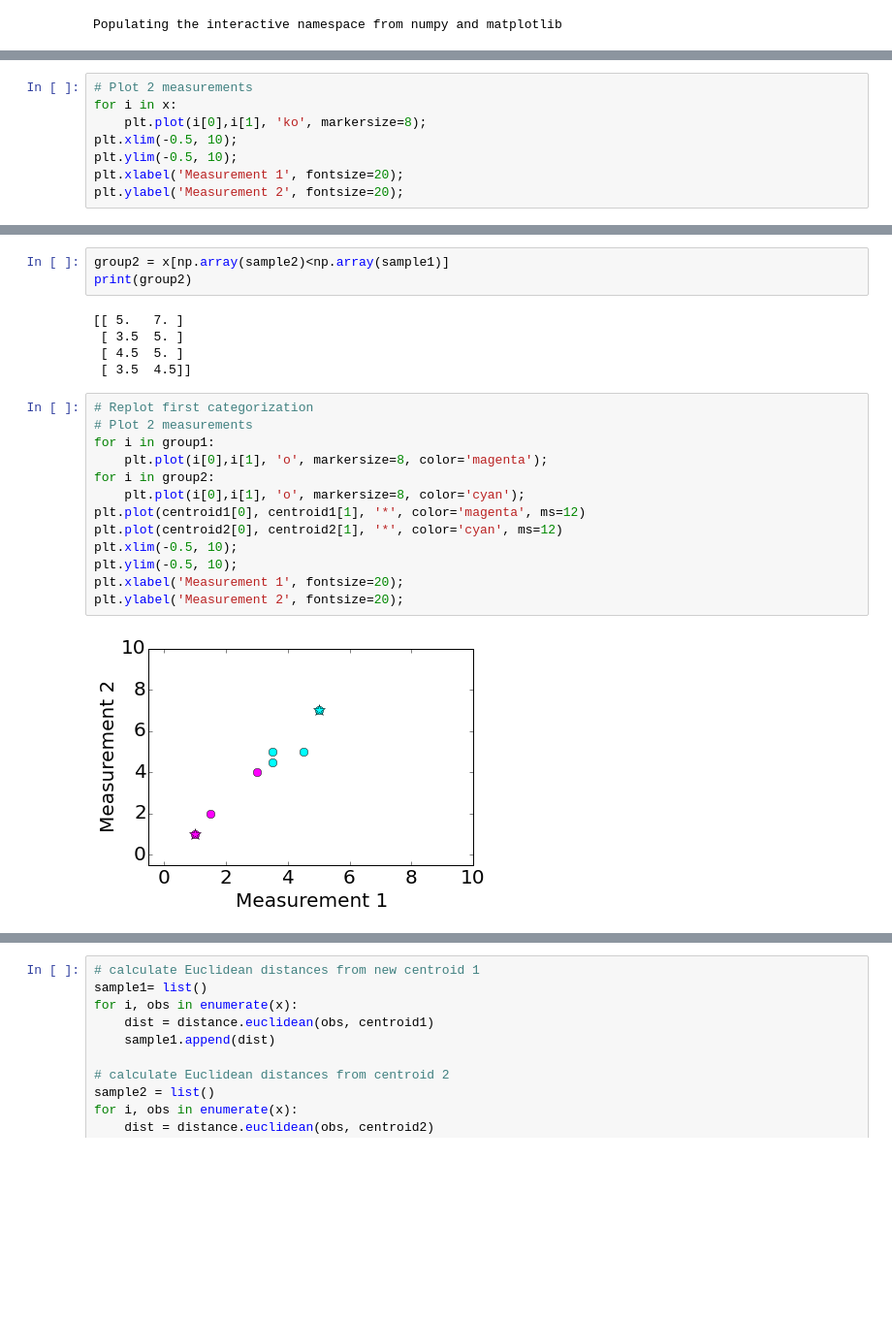
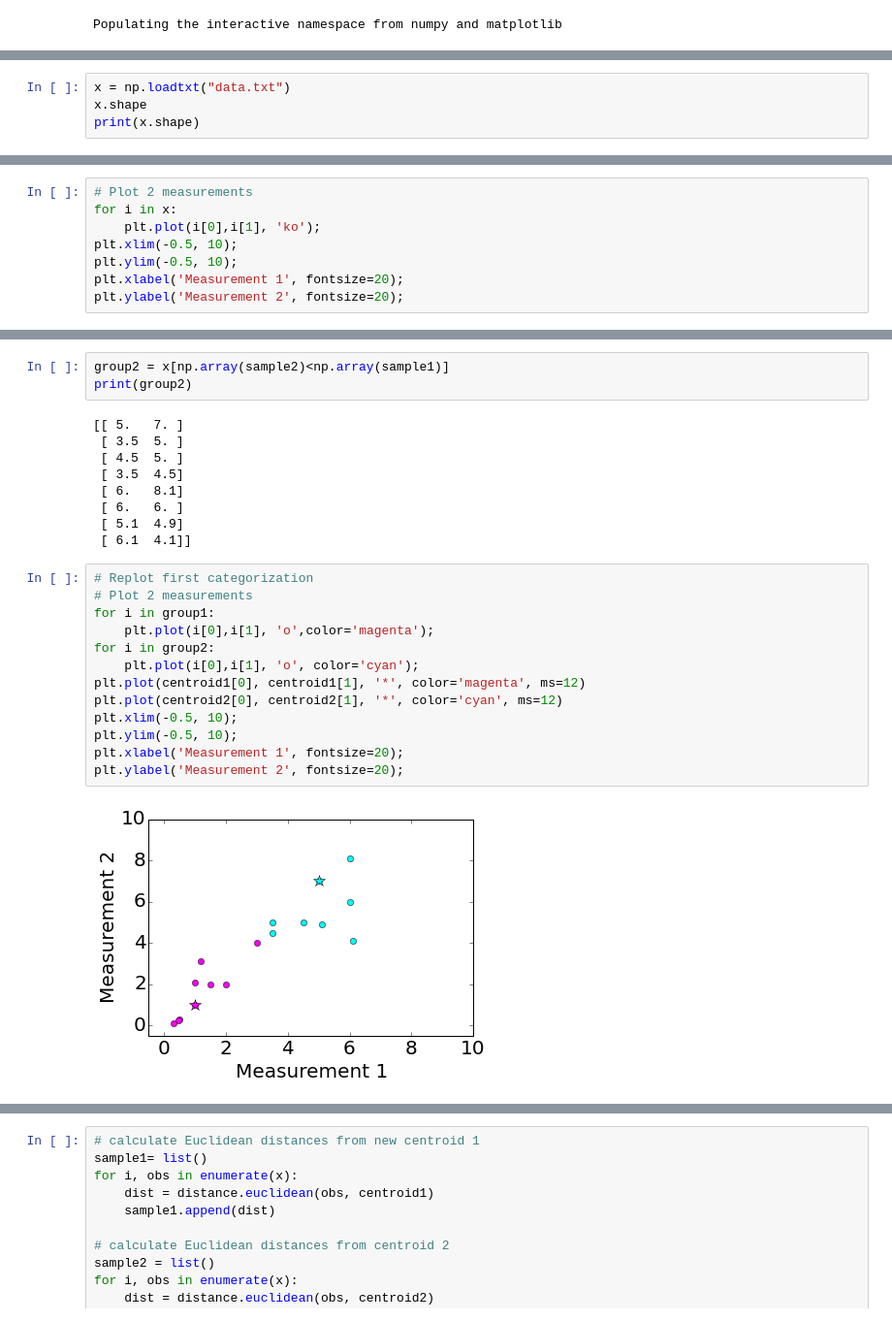
Before and after one commit to OrielBanne/myIPythonNotebooks, a Jupyter notebook: Signal_Processing/KMC.ipynb, the cells around one changed output, grey strips where cells are left out. Shown at 97% size. Drawn from its saved outputs; the diff is of its cells as text; blank space fills up the shorter version.

```diff
--- a/Signal_Processing/KMC.ipynb
+++ b/Signal_Processing/KMC.ipynb
@@ -34,0 +21,4 @@ print(x)
+# %%
+x = np.loadtxt("data.txt")
+x.shape
+print(x.shape)
@@ -35,7 +27,7 @@ print(x)
 # %%
 # Plot 2 measurements
 for i in x:
-    plt.plot(i[0],i[1], 'ko', markersize=8);
+    plt.plot(i[0],i[1], 'ko');
 plt.xlim(-0.5, 10);
 plt.ylim(-0.5, 10);
 plt.xlabel('Measurement 1', fontsize=20);
@@ -95,22 +113,26 @@ print(group2)
 [[ 5.   7. ]
  [ 3.5  5. ]
  [ 4.5  5. ]
- [ 3.5  4.5]]
+ [ 3.5  4.5]
+ [ 6.   8.1]
+ [ 6.   6. ]
+ [ 5.1  4.9]
+ [ 6.1  4.1]]
 # %%
 # Replot first categorization
 # Plot 2 measurements
 for i in group1:
-    plt.plot(i[0],i[1], 'o', markersize=8, color='magenta');
+    plt.plot(i[0],i[1], 'o',color='magenta');
 for i in group2:
-    plt.plot(i[0],i[1], 'o', markersize=8, color='cyan');
+    plt.plot(i[0],i[1], 'o', color='cyan');
 plt.plot(centroid1[0], centroid1[1], '*', color='magenta', ms=12)
 plt.plot(centroid2[0], centroid2[1], '*', color='cyan', ms=12)
 plt.xlim(-0.5, 10);
 plt.ylim(-0.5, 10);
 plt.xlabel('Measurement 1', fontsize=20);
 plt.ylabel('Measurement 2', fontsize=20);
 # %% [output]
-[figure, old version]
+[figure, new version]
 # %%
 # recalculate centroids
 centroid1 = np.average(group1, axis=0)
```
Also changed, not shown: parts of 19 cells of this notebook, 1 other file.
